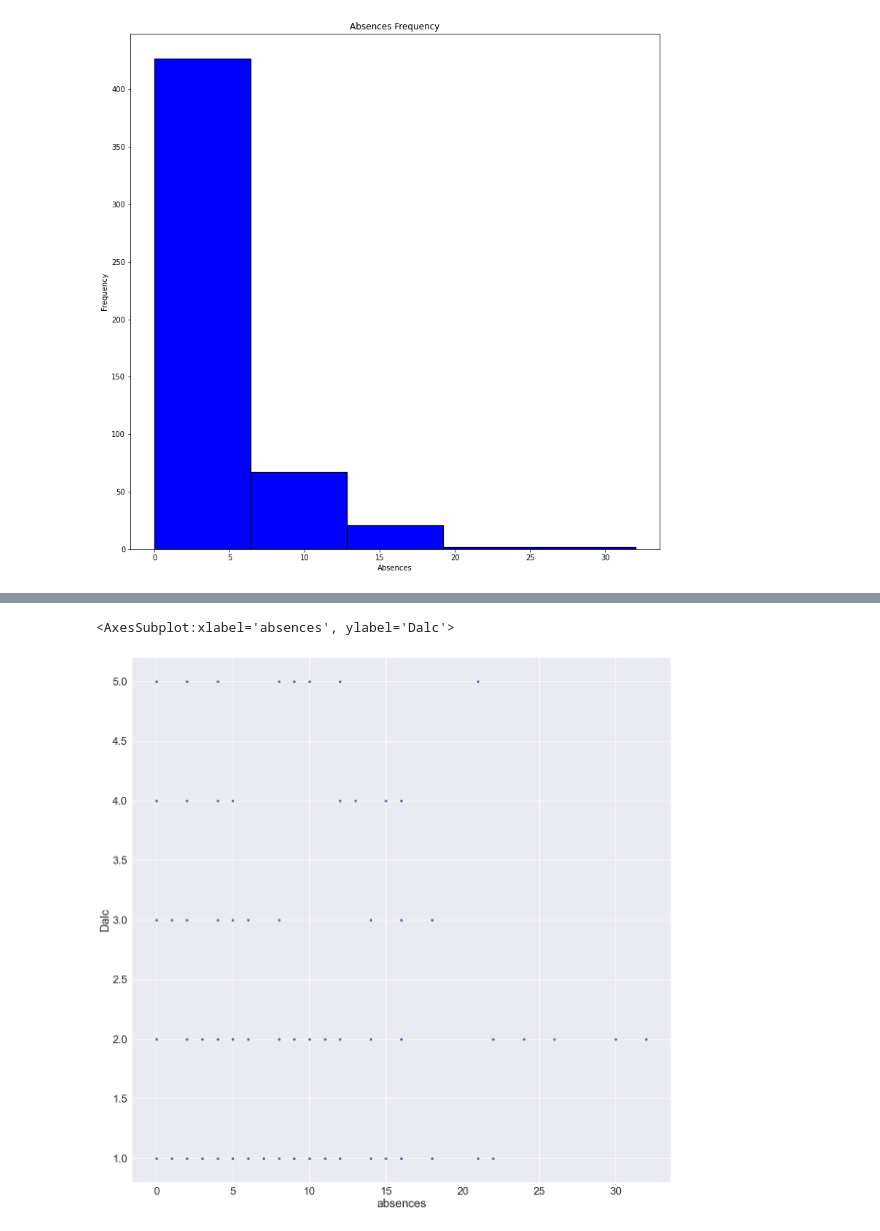
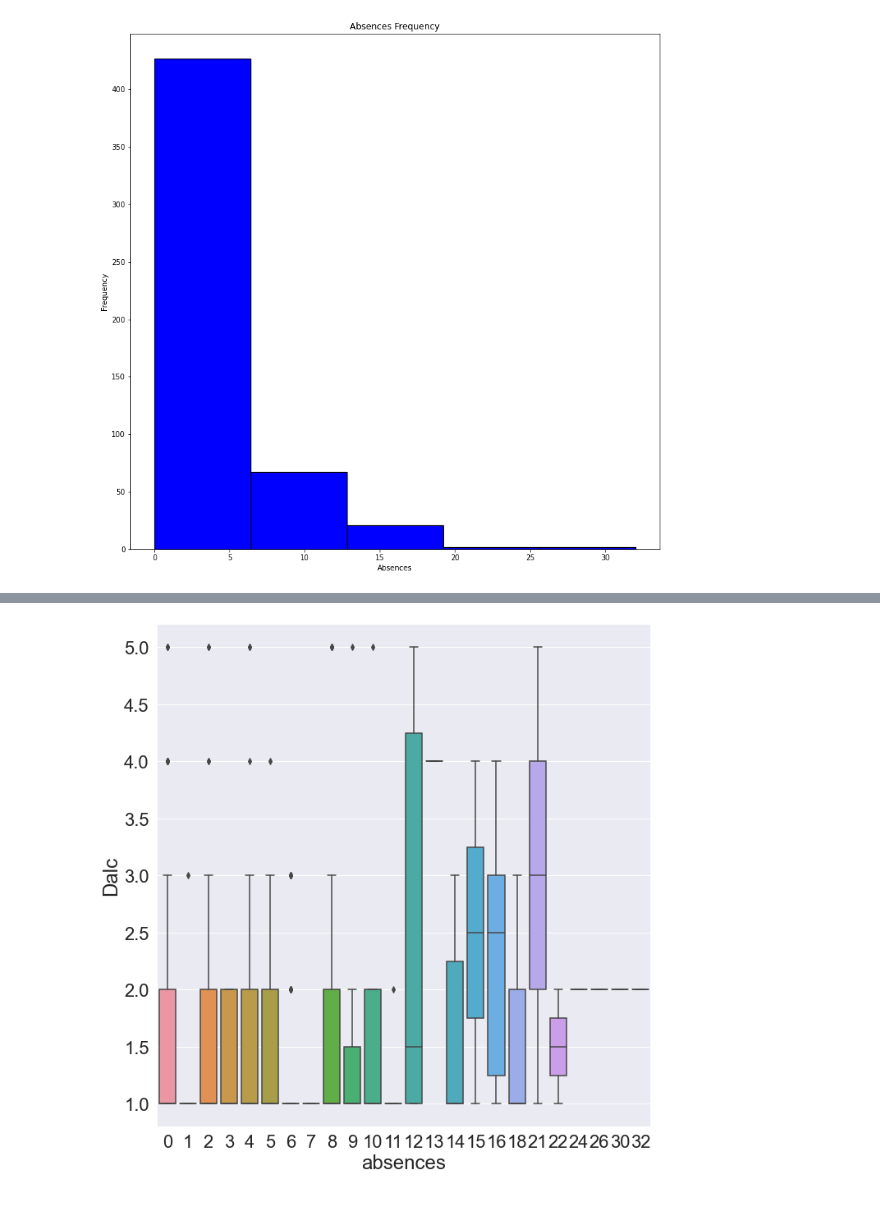
Before and after one commit to GabrielSolomonHolland/data-science-final, a Jupyter notebook: data-science-final.ipynb, the cells around one changed output, grey strips where cells are left out. Saved outputs shown, nothing was run; the diff lists cells and outputs as text; code cells hidden in the pictures.

```diff
--- a/data-science-final.ipynb
+++ b/data-science-final.ipynb
@@ -607,7 +611,13 @@ plt.savefig('correlation_heatmap.png')
 # %%
 #scatter plot
+# "age","Medu","Fedu","studytime","freetime","goout","Dalc","Walc","absences"
+sns.set(style="darkgrid",rc = {'figure.figsize':(20,20)},font_scale=2)
 
-sns.
+
+#cat plot
+sns.catplot(x="absences", y="Dalc", data=working_df, kind="box", height=10)
+
+#save as png
+plt.savefig('absences_boxplot.png')
 # %% [output]
-<AxesSubplot:xlabel='absences', ylabel='Dalc'>
-[figure, old version]
+[figure, new version]
```
Also changed, not shown: parts of 7 cells of this notebook, 10 other files.
